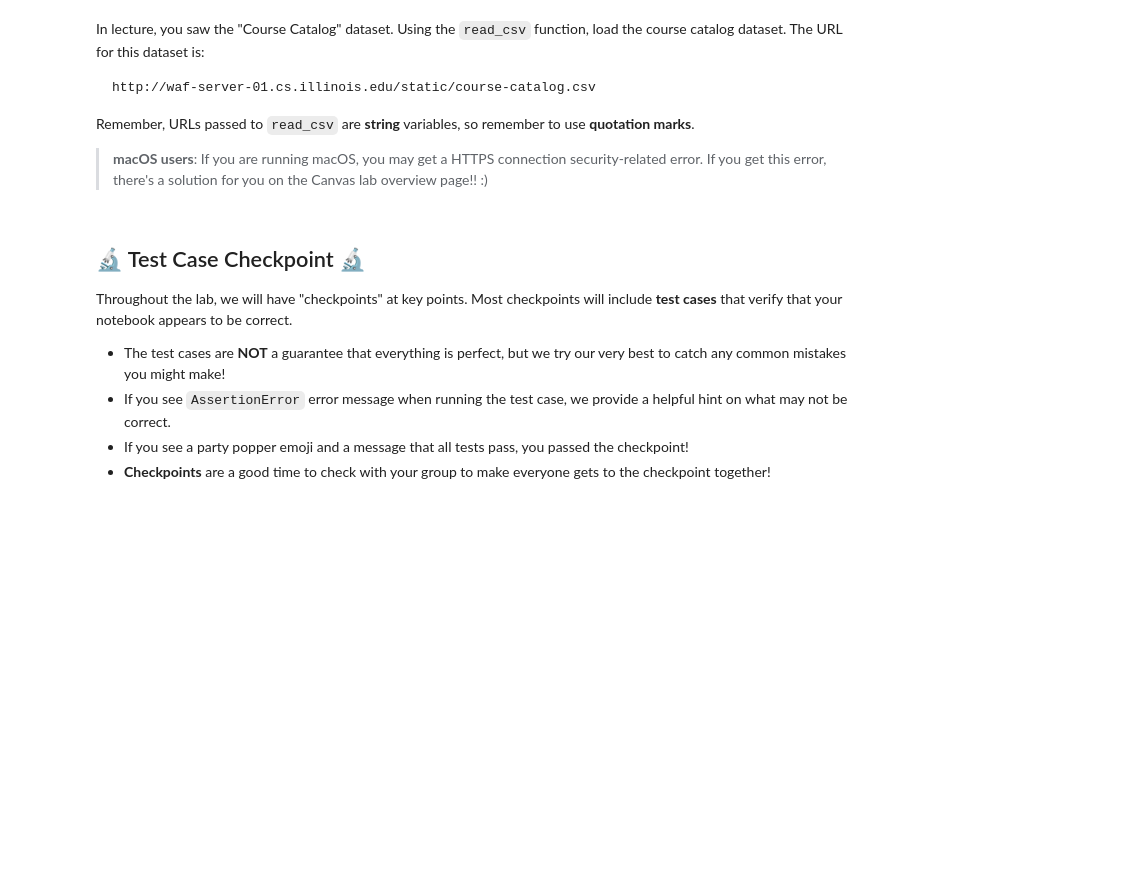
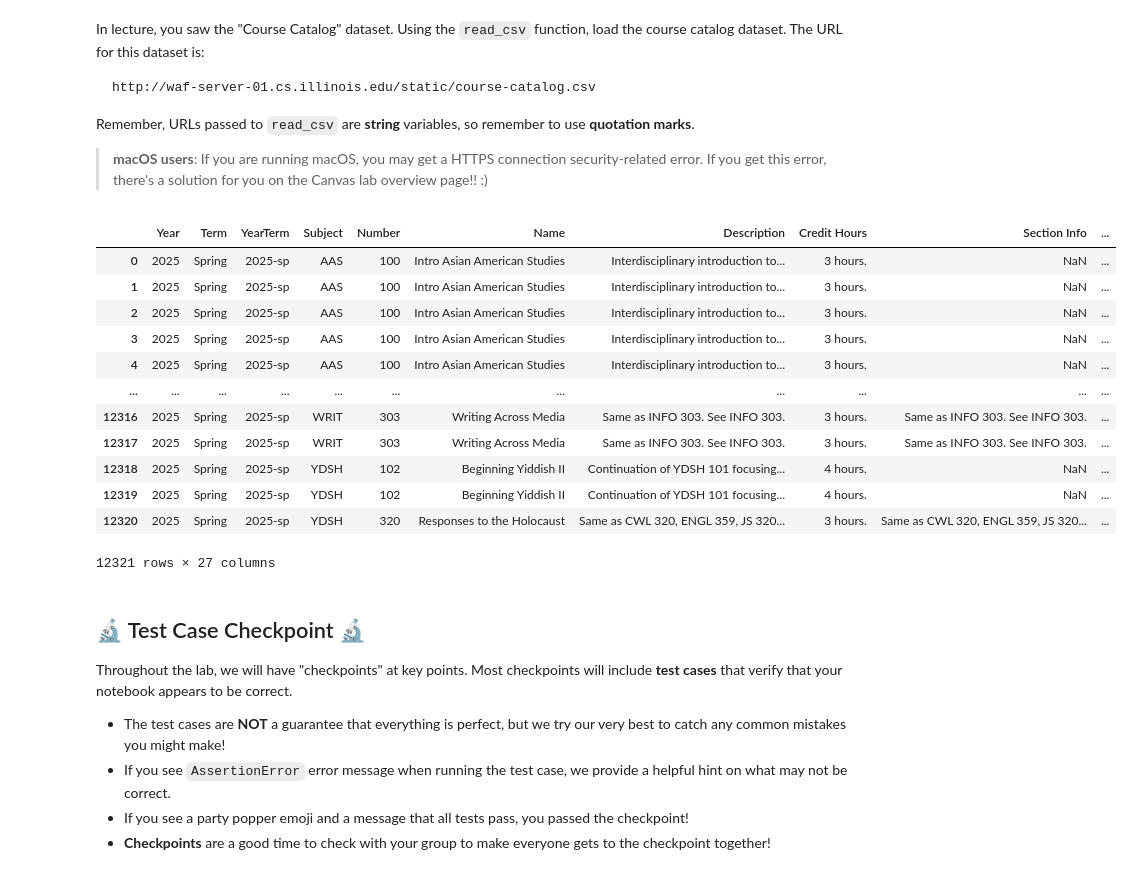
Before and after one commit to JoshuaMorales1245/Personal-Projects, a Jupyter notebook: lab_pandas/lab_pandas.ipynb, the cells around one changed output. Cells and saved outputs as stored; diff of their text form; code cells hidden in the pictures; blank space fills up the shorter version.

```diff
--- a/lab_pandas/lab_pandas.ipynb
+++ b/lab_pandas/lab_pandas.ipynb
@@ -178,6 +178,20 @@ Remember, URLs passed to `read_csv` are **string** variables, so remember to use
 # %%
 # Look at `df` to confirm that this worked:
-...
+df
+# %% [output]
+|  | Year | Term | YearTerm | Subject | Number | Name | Description | Credit Hours | Section Info | ... |
+| 0 | 2025 | Spring | 2025-sp | AAS | 100 | Intro Asian American Studies | Interdisciplinary introduction to... | 3 hours. | NaN | ... |
+| 1 | 2025 | Spring | 2025-sp | AAS | 100 | Intro Asian American Studies | Interdisciplinary introduction to... | 3 hours. | NaN | ... |
+| 2 | 2025 | Spring | 2025-sp | AAS | 100 | Intro Asian American Studies | Interdisciplinary introduction to... | 3 hours. | NaN | ... |
+| 3 | 2025 | Spring | 2025-sp | AAS | 100 | Intro Asian American Studies | Interdisciplinary introduction to... | 3 hours. | NaN | ... |
+| 4 | 2025 | Spring | 2025-sp | AAS | 100 | Intro Asian American Studies | Interdisciplinary introduction to... | 3 hours. | NaN | ... |
+| ... | ... | ... | ... | ... | ... | ... | ... | ... | ... | ... |
+| 12316 | 2025 | Spring | 2025-sp | WRIT | 303 | Writing Across Media | Same as INFO 303. See INFO 303. | 3 hours. | Same as INFO 303. See INFO 303. | ... |
+| 12317 | 2025 | Spring | 2025-sp | WRIT | 303 | Writing Across Media | Same as INFO 303. See INFO 303. | 3 hours. | Same as INFO 303. See INFO 303. | ... |
+| 12318 | 2025 | Spring | 2025-sp | YDSH | 102 | Beginning Yiddish II | Continuation of YDSH 101 focusing... | 4 hours. | NaN | ... |
+| 12319 | 2025 | Spring | 2025-sp | YDSH | 102 | Beginning Yiddish II | Continuation of YDSH 101 focusing... | 4 hours. | NaN | ... |
+| 12320 | 2025 | Spring | 2025-sp | YDSH | 320 | Responses to the Holocaust | Same as CWL 320, ENGL 359, JS 320... | 3 hours. | Same as CWL 320, ENGL 359, JS 320... | ... |
+12321 rows × 27 columns
 # %% [markdown]
 ## 🔬 Test Case Checkpoint 🔬
 
```
Also changed, not shown: parts of 35 cells of this notebook.
